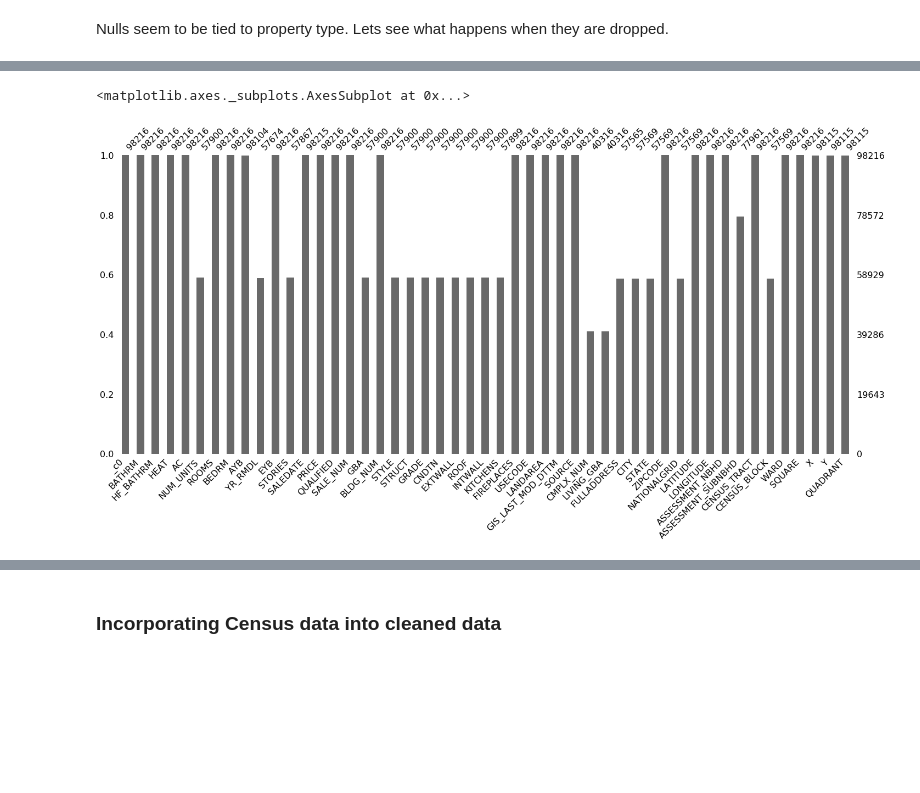
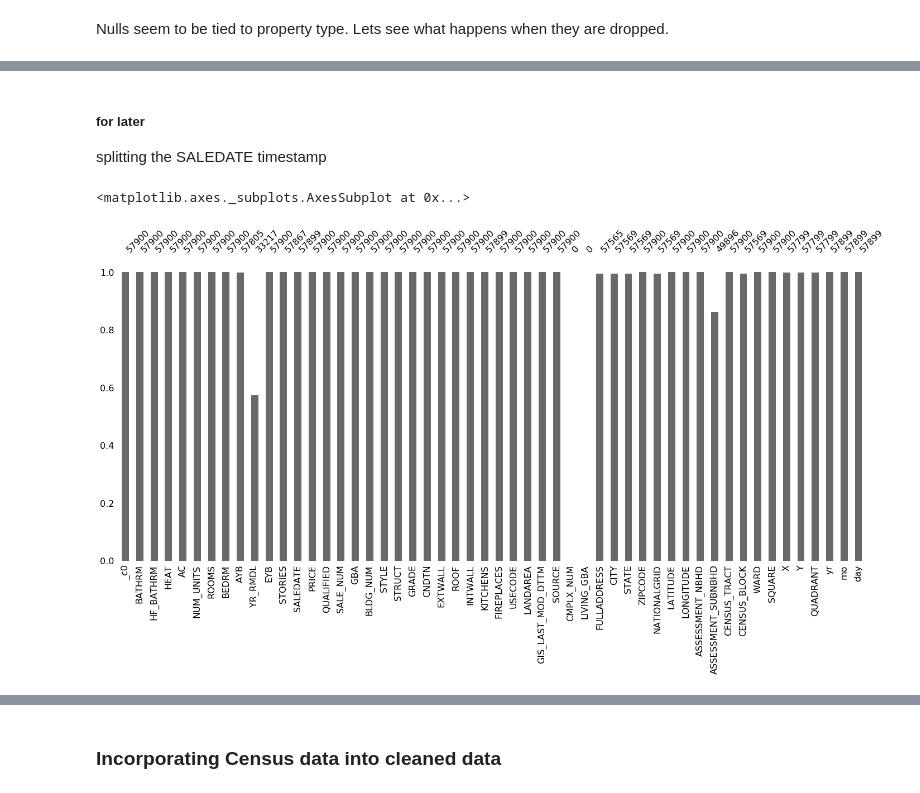
Before and after one commit to elieric/is843, a Jupyter notebook: assignment_1.ipynb, the cells around one changed output, grey strips where cells are left out. Drawn from its saved outputs; the diff is of its cells as text; code cells hidden in the pictures; blank space fills up the shorter version.

```diff
--- a/assignment_1.ipynb
+++ b/assignment_1.ipynb
@@ -246,8 +310,21 @@ msno.matrix(py_df_new)
-# %%
-msno.bar(py_df_new)
-# %% [output]
-<matplotlib.axes._subplots.AxesSubplot at 0x...>
-[figure, removed]
-# %%
-df = df.where(~F.col("PRICE").isNull())
-# we good
+# %% [markdown]
+##### for later
+splitting the SALEDATE timestamp
+# %%
+t = df\
+  .select("*", F.unix_timestamp(F.col('SALEDATE'), 'yyyy-MM-dd HH:mm:ss').alias('ut'))\
+  .select("*", F.from_unixtime('ut').alias('dty'))\
+  .select("*", F.date_format('SALEDATE', 'yyyy').alias('yr'),
+          F.date_format('SALEDATE', 'MM').alias('mo'),
+          F.date_format('SALEDATE', 'dd').alias('day'))
+
+t = t.drop('ut', 'dty')
+# %%
+gba = t.where(~F.col("GBA").isNull())
+GBA_PRICE = gba.where(~F.col("PRICE").isNull())
+py_GBA_PRICE = GBA_PRICE.toPandas()
+
+msno.bar(py_GBA_PRICE)
+# %% [output]
+<matplotlib.axes._subplots.AxesSubplot at 0x...>
+[figure, added]
```
Also changed, not shown: parts of 25 cells of this notebook.
